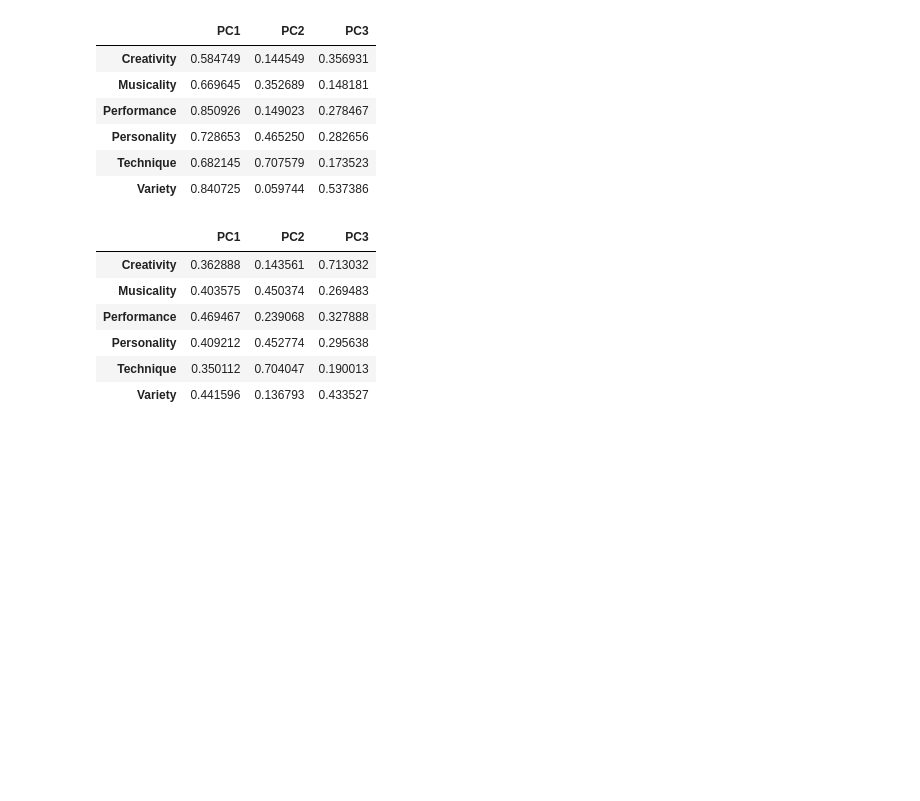
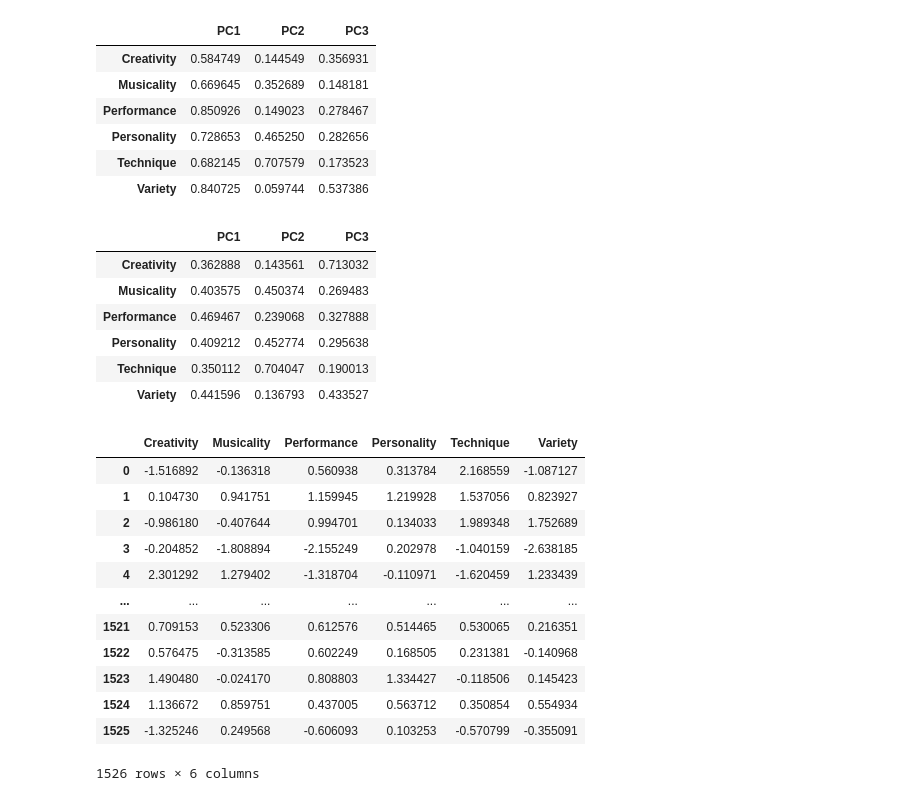
Before and after one commit to smahnke17/capstone, a Jupyter notebook: data_exploration.ipynb, the cells around one changed output. Saved outputs shown, nothing was run; the diff lists cells and outputs as text; code cells hidden in the pictures; blank space fills up the shorter version.

```diff
--- a/data_exploration.ipynb
+++ b/data_exploration.ipynb
@@ -282,3 +304,20 @@ pca_loadings.style.background_gradient()
 | Personality | 0.409212 | 0.452774 | 0.295638 |
 | Technique | 0.350112 | 0.704047 | 0.190013 |
 | Variety | 0.441596 | 0.136793 | 0.433527 |
+# %%
+normdf = pd.DataFrame(triviumNorm, columns=features)
+normdf
+# %% [output]
+|  | Creativity | Musicality | Performance | Personality | Technique | Variety |
+| 0 | -1.516892 | -0.136318 | 0.560938 | 0.313784 | 2.168559 | -1.087127 |
+| 1 | 0.104730 | 0.941751 | 1.159945 | 1.219928 | 1.537056 | 0.823927 |
+| 2 | -0.986180 | -0.407644 | 0.994701 | 0.134033 | 1.989348 | 1.752689 |
+| 3 | -0.204852 | -1.808894 | -2.155249 | 0.202978 | -1.040159 | -2.638185 |
+| 4 | 2.301292 | 1.279402 | -1.318704 | -0.110971 | -1.620459 | 1.233439 |
+| ... | ... | ... | ... | ... | ... | ... |
+| 1521 | 0.709153 | 0.523306 | 0.612576 | 0.514465 | 0.530065 | 0.216351 |
+| 1522 | 0.576475 | -0.313585 | 0.602249 | 0.168505 | 0.231381 | -0.140968 |
+| 1523 | 1.490480 | -0.024170 | 0.808803 | 1.334427 | -0.118506 | 0.145423 |
+| 1524 | 1.136672 | 0.859751 | 0.437005 | 0.563712 | 0.350854 | 0.554934 |
+| 1525 | -1.325246 | 0.249568 | -0.606093 | 0.103253 | -0.570799 | -0.355091 |
+1526 rows × 6 columns
```
Also changed, not shown: parts of 14 cells of this notebook.
